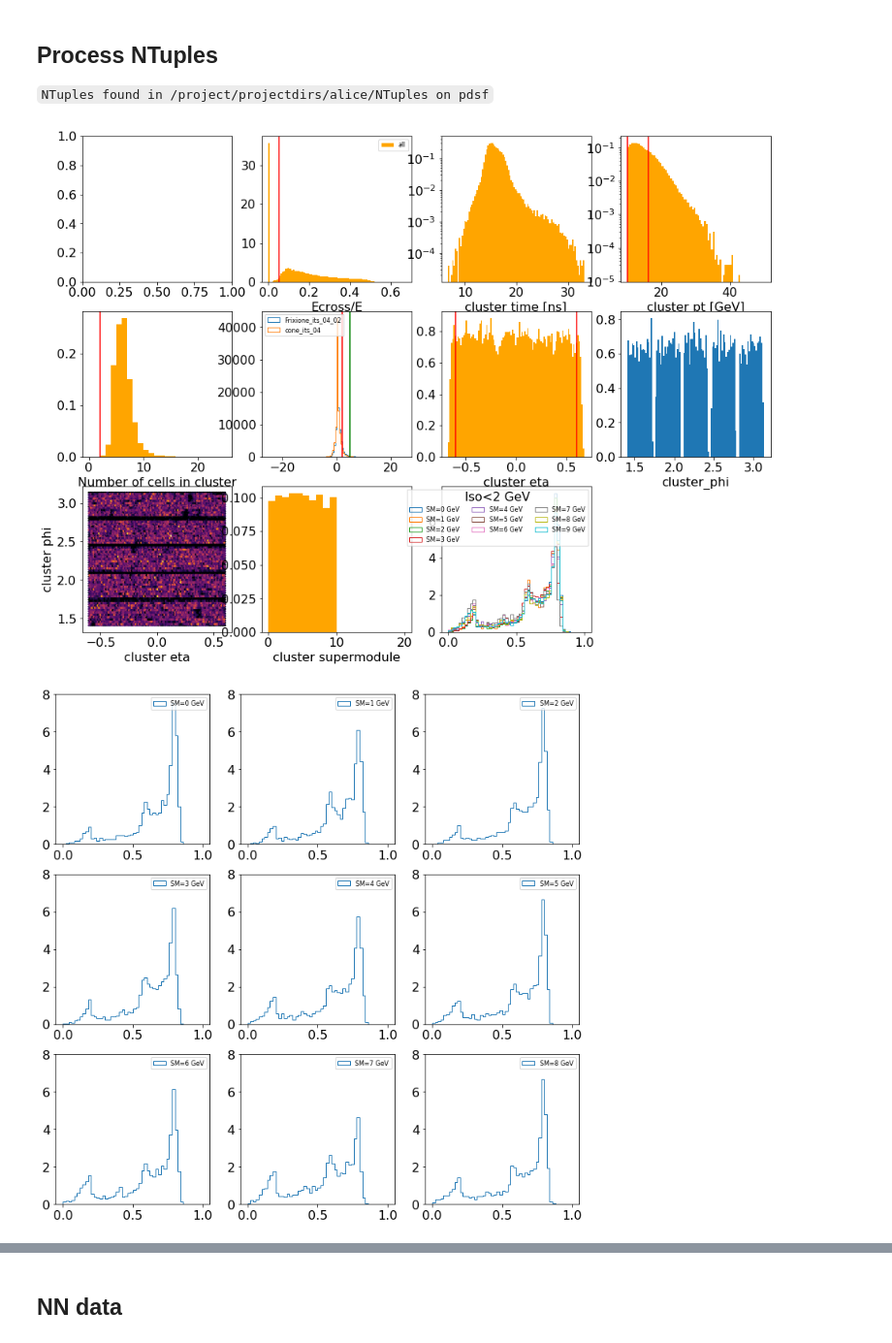
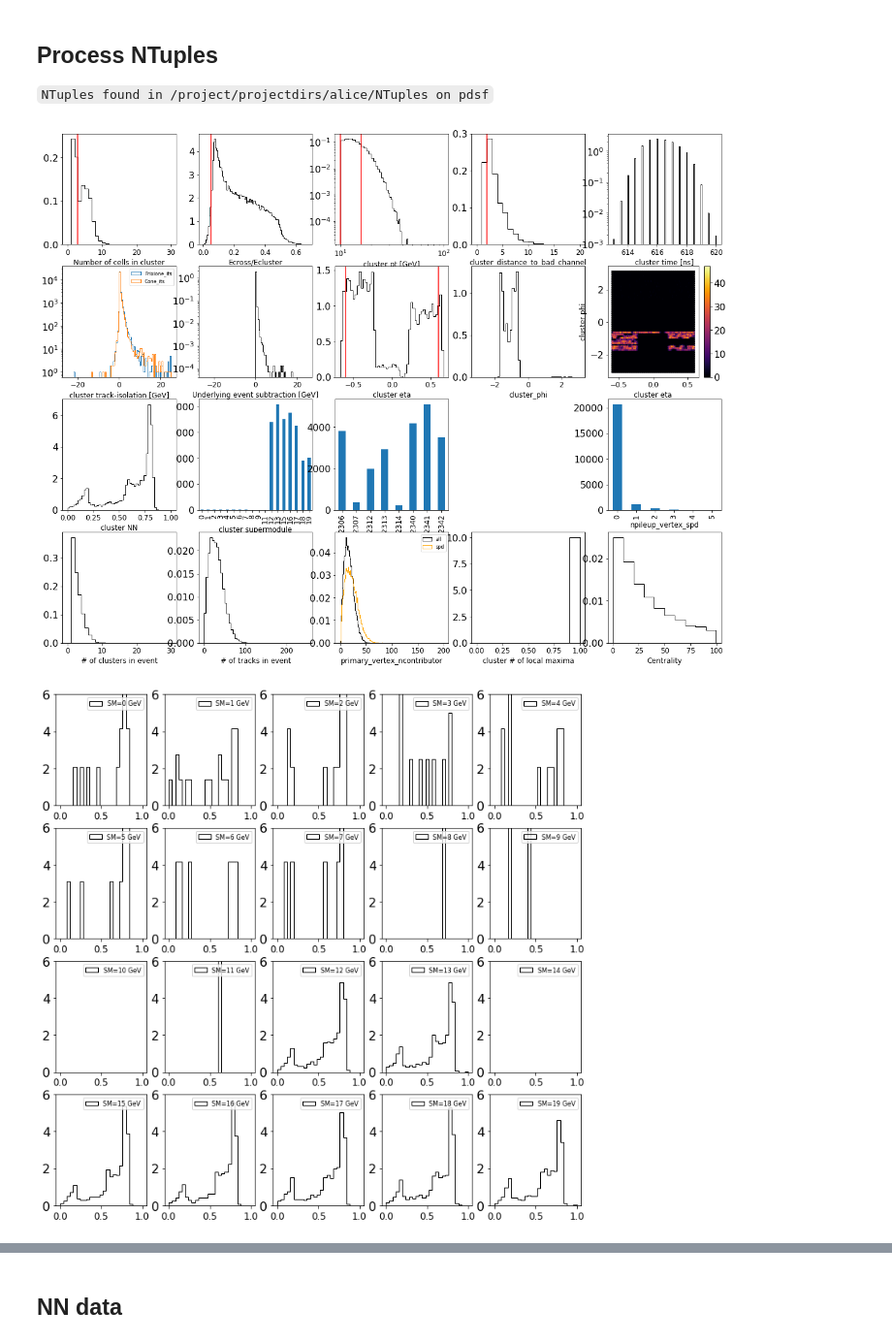
Before and after one commit to miguelignacio/CorrelationAnalysis, a Jupyter notebook: NtupleAnalysis/InputData/photon-purity.ipynb, the cells around one changed output, grey strips where cells are left out. Shown at 97% size. Cells and saved outputs as stored; diff of their text form; code cells hidden in the pictures.

Commit message:
adding QA histos

````diff
--- a/NtupleAnalysis/InputData/photon-purity.ipynb
+++ b/NtupleAnalysis/InputData/photon-purity.ipynb
@@ -21,6 +21,7 @@ mpl.rcParams.update({'font.size': 16})
 mpl.rcParams.update({'legend.fontsize': 20})
 mpl.rcParams.update({'xtick.labelsize': 16})
 mpl.rcParams.update({'ytick.labelsize': 16})
+mpl.rcParams.update({'text.usetex' : False})
 # %% [output]
 Welcome to JupyROOT 6.09/01
 # %% [markdown]
@@ -35,9 +36,13 @@ def getData(inputFiles):
     columns.append('ntrack')
 
     columns.append('run_number')
+    #columns.append('event_selected')
+    columns.append('centrality_v0m')
     #columns.append('multiplicity_v0')
     columns.append('primary_vertex_ncontributor')
+    columns.append('primary_vertex_spd_ncontributor')
     columns.append('npileup_vertex_spd')
+    columns.append('bunch_crossing_number')
    # columns.append('is_pileup_from_spd_3_08')
     #columns.append('pileup_vertex_spd_min_z_distance')
     columns.append('cluster_pt')
@@ -63,6 +68,7 @@ def getData(inputFiles):
     columns.append('cluster_Lambda')
     columns.append('cluster_minMass')
     columns.append('cluster_SuperModule')
+    columns.append('cluster_distance_to_bad_channel')
 
     start = time.time()
     dataframe = rpd.read_root(inputFiles, columns=columns, flatten=True, stop=maxEvents)
@@ -641,15 +723,17 @@ def jackknifeResampling(fullData, nDatasets, signal, binEdges, pmin, pmax, fitRa
 ## Process NTuples
 ```NTuples found in /project/projectdirs/alice/NTuples on pdsf```
 # %%
-mcFiles = ['17g6a1_clusv1_1run_CrossTalk_small.root']
+#mcFiles = ['17g6a1_clusv1_1run_CrossTalk_small.root']
+mcFiles = ['18b10b_calofast_small.root']
 #mcFiles = ['17g6a1_clusv2_1run_CrossTalk_small.root']
 #mcFiles = ['17g6a1_pthat2_clusterv2_small.root']
+#mcFiles = ['17g6a1_pthat2_clusterv1_small.root']
 
 mcFullHists = getData(mcFiles)
 print 'All:', mcFullHists.shape[0]
-mcHists = applyCuts(mcFullHists)
+mcHists = applyCuts(mcFullHists, mcFiles[0])
 plt.show()
 #print 'After All cuts:', mcHists.shape[0]
 # %% [output]
-[figure, old version]
+[figure, new version]
-[figure, old version]
+[figure, new version]
````
Also changed, not shown: parts of 15 cells of this notebook.
